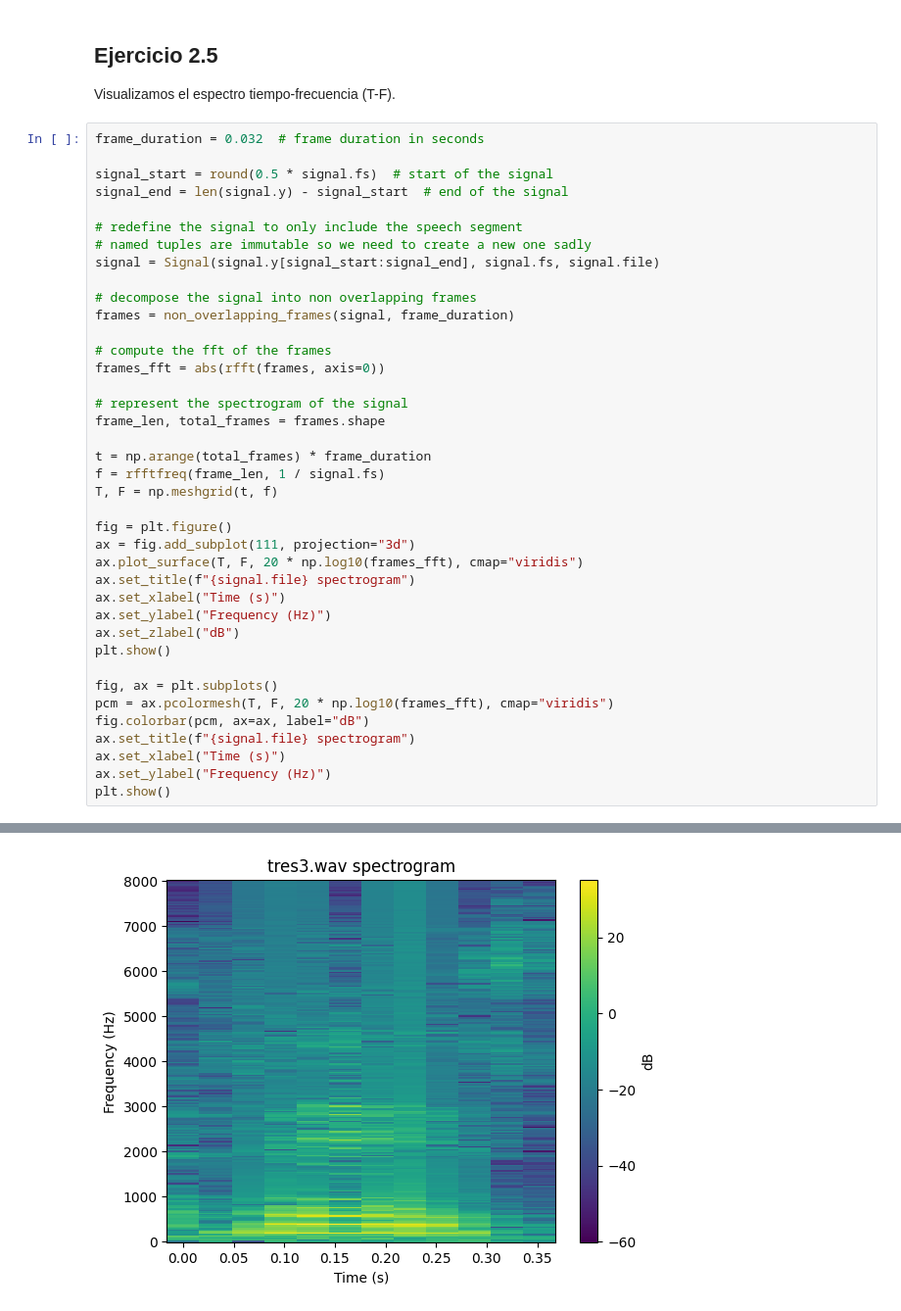
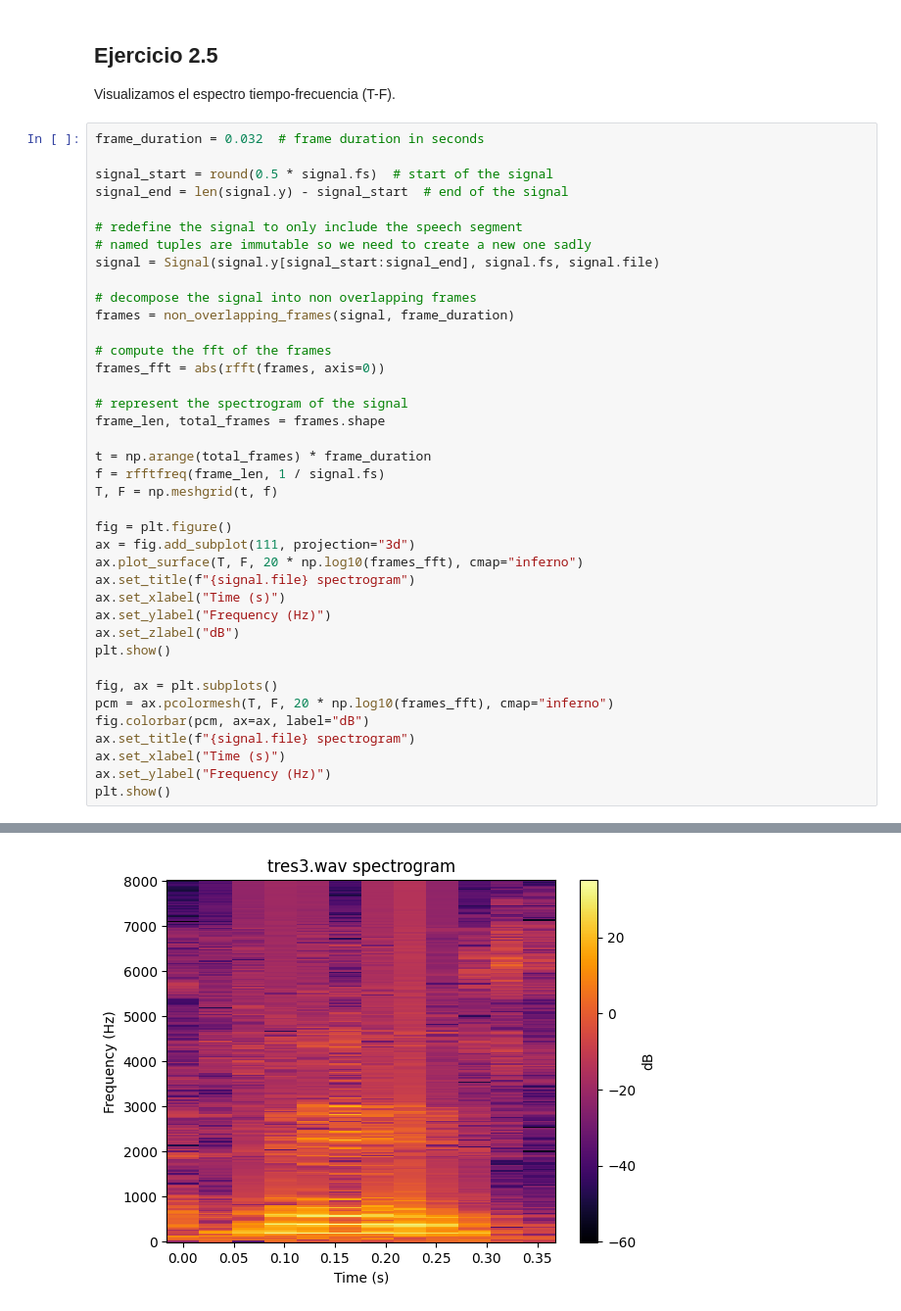
Before and after one commit to carlosedm10/joan-tds, a Jupyter notebook: pracs/prac2/prac2.ipynb, the cells around one changed output, grey strips where cells are left out. Shown at 98% size. Drawn from its saved outputs; the diff is of its cells as text.

```diff
--- a/pracs/prac2/prac2.ipynb
+++ b/pracs/prac2/prac2.ipynb
@@ -283,7 +283,7 @@ T, F = np.meshgrid(t, f)
 
 fig = plt.figure()
 ax = fig.add_subplot(111, projection="3d")
-ax.plot_surface(T, F, 20 * np.log10(frames_fft), cmap="viridis")
+ax.plot_surface(T, F, 20 * np.log10(frames_fft), cmap="inferno")
 ax.set_title(f"{signal.file} spectrogram")
 ax.set_xlabel("Time (s)")
 ax.set_ylabel("Frequency (Hz)")
@@ -291,7 +291,7 @@ ax.set_zlabel("dB")
 plt.show()
 
 fig, ax = plt.subplots()
-pcm = ax.pcolormesh(T, F, 20 * np.log10(frames_fft), cmap="viridis")
+pcm = ax.pcolormesh(T, F, 20 * np.log10(frames_fft), cmap="inferno")
 fig.colorbar(pcm, ax=ax, label="dB")
 ax.set_title(f"{signal.file} spectrogram")
 ax.set_xlabel("Time (s)")
@@ -302 +302 @@ plt.show()
-[figure, old version]
+[figure, new version]
```
Also changed, not shown: parts of 1 cell of this notebook, 5 other files.
